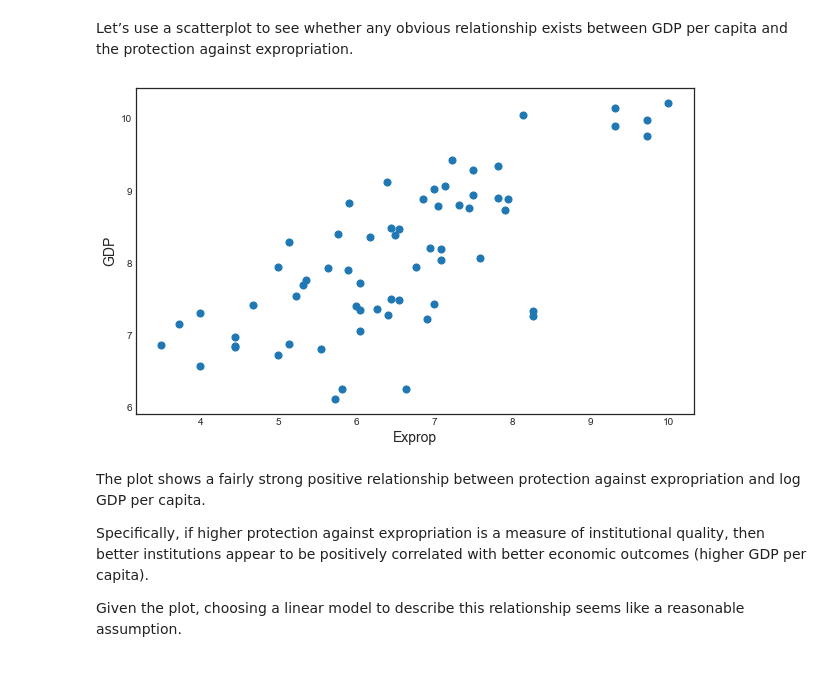
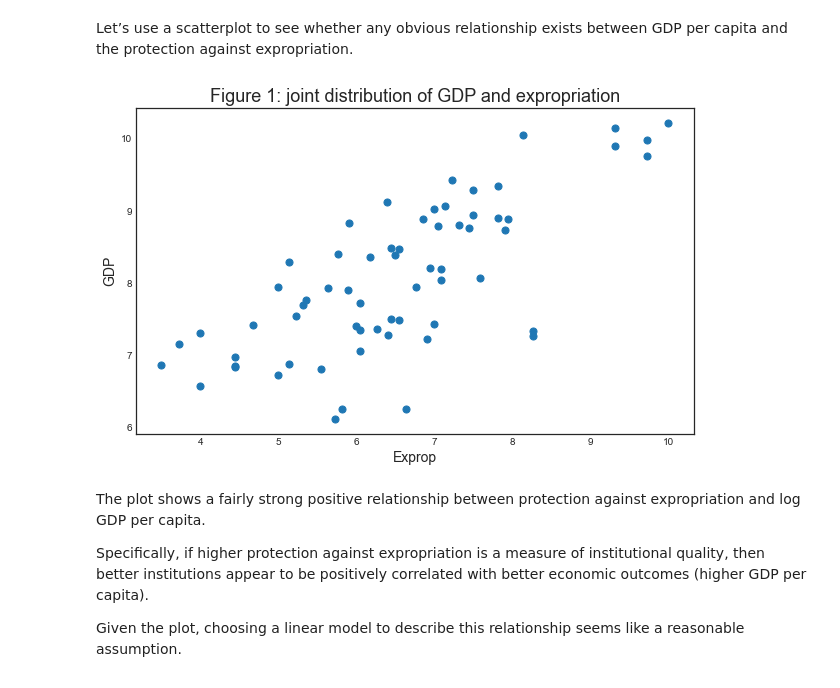
Before and after one commit to matteocourthoud/Machine-Learning-for-Economic-Analysis, a Jupyter notebook: notebooks/2-iv.ipynb, the cells around one changed output. Saved outputs shown, nothing was run; the diff lists cells and outputs as text; code cells hidden in the pictures.

```diff
--- a/notebooks/2-iv.ipynb
+++ b/notebooks/2-iv.ipynb
@@ -63,9 +70,11 @@ df.head()
 Let’s use a scatterplot to see whether any obvious relationship exists between GDP per capita and the protection against expropriation.
 # %%
 # Plot relationship between GDP and expropriation rate
-df.plot(x='Exprop', y='GDP', kind='scatter', s=50);
+fig, ax = plt.subplots(1,1)
+ax.set_title('Figure 1: joint distribution of GDP and expropriation')
+df.plot(x='Exprop', y='GDP', kind='scatter', s=50, ax=ax);
 # %% [output]
-[figure, old version]
+[figure, new version]
 # %% [markdown]
 The plot shows a fairly strong positive relationship between
 protection against expropriation and log GDP per capita.
```
Also changed, not shown: parts of 42 cells of this notebook, 3 other files.
